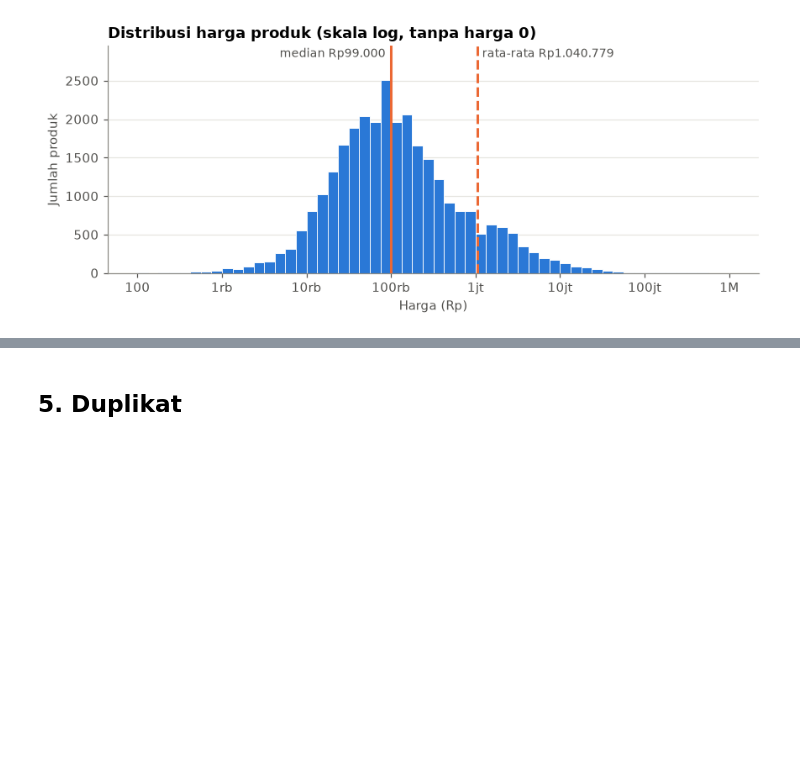
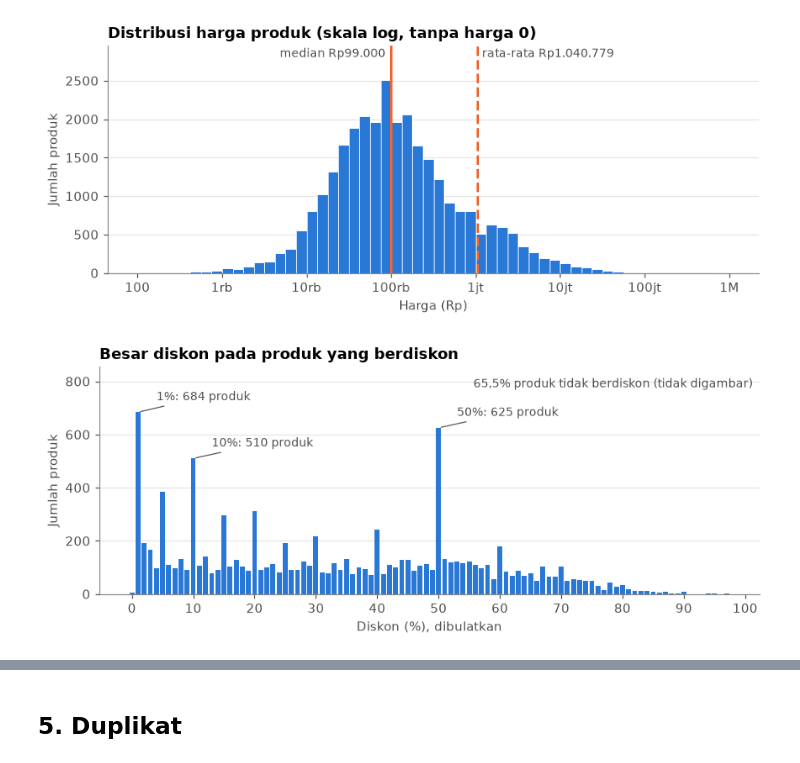
Before and after one commit to vinsonns24-lgtm/Tokopedia-Market-Dashboard, a Jupyter notebook: Notebooks/01_eksplorasi_produk.ipynb, the cells around one changed output, grey strips where cells are left out. Saved outputs shown, nothing was run; the diff lists cells and outputs as text; code cells hidden in the pictures; blank space fills up the shorter version.

```diff
--- a/Notebooks/01_eksplorasi_produk.ipynb
+++ b/Notebooks/01_eksplorasi_produk.ipynb
@@ -157,6 +157,31 @@ plt.tight_layout()
 plt.show()
 # %% [output]
 [figure]
+# %%
+diskon = df["Diskon (%)"]
+ada_diskon = diskon[diskon > 0].round().astype(int)
+sebaran_diskon = ada_diskon.value_counts().sort_index()
+porsi_tanpa_diskon = (diskon == 0).mean()
+
+fig, ax = plt.subplots(figsize=(8, 3.4))
+ax.bar(sebaran_diskon.index, sebaran_diskon.values, width=0.8, color=BIRU)
+for persen in [1, 10, 50]:
+    n = sebaran_diskon[persen]
+    ax.annotate(f"{persen}%: {n} produk", xy=(persen, n), xytext=(persen + 3, n + 45),
+                color=TEKS, fontsize=9, arrowprops=dict(arrowstyle="-", color=TEKS, lw=0.8))
+ax.set_ylim(top=sebaran_diskon.max() * 1.25)
+ax.text(0.99, 0.95, f"{porsi_tanpa_diskon:.1%} produk tidak berdiskon (tidak digambar)".replace(".", ","),
+        transform=ax.transAxes, ha="right", va="top", color=TEKS, fontsize=9)
+
+ax.set_title("Besar diskon pada produk yang berdiskon")
+ax.set_xlabel("Diskon (%), dibulatkan")
+ax.set_ylabel("Jumlah produk")
+ax.set_xticks(range(0, 101, 10))
+ax.grid(axis="x", visible=False)
+plt.tight_layout()
+plt.show()
+# %% [output]
+[figure, added]
 # %% [markdown]
 Catatan:
 
```
Also changed, not shown: parts of 6 cells of this notebook, 14 other files.
